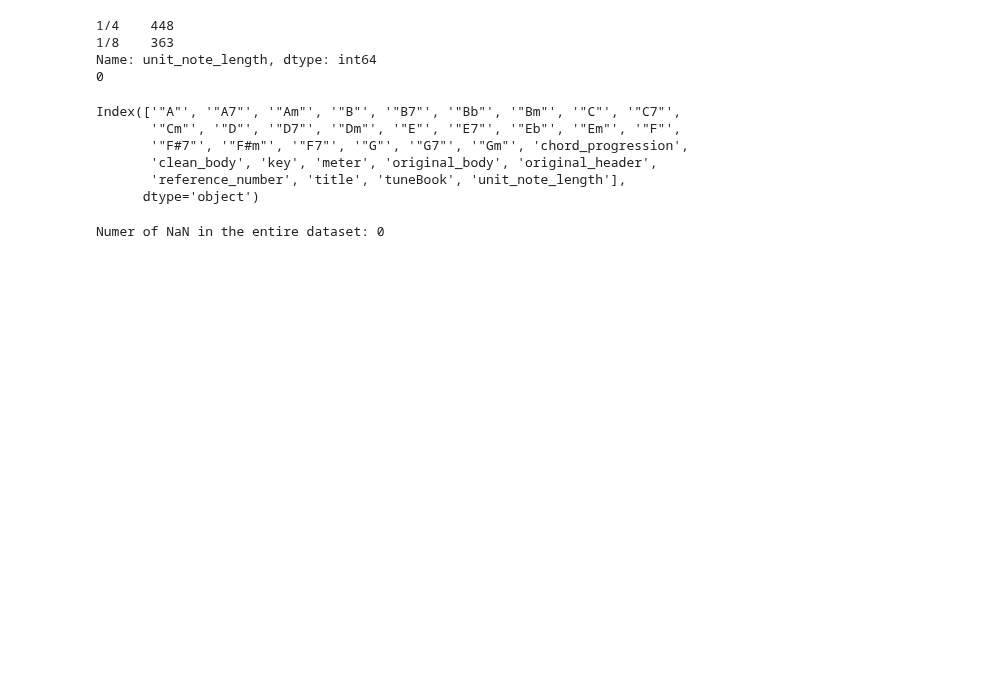
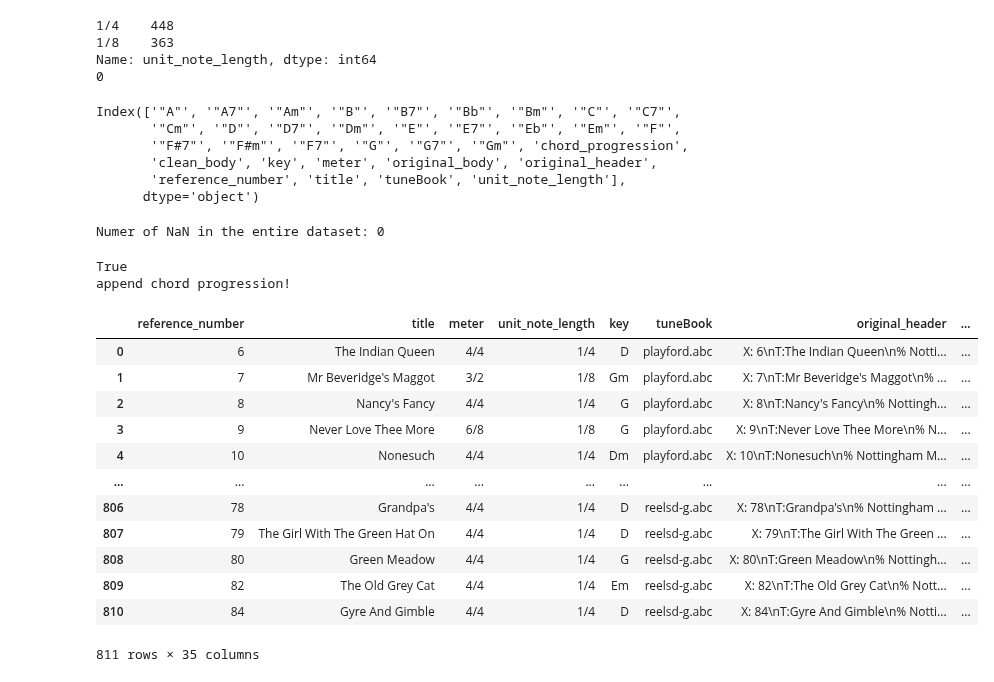
Before and after one commit to DavidNogales/DeepEarTraining, a Jupyter notebook: training_lab/notebooks/EDA_nottingham.ipynb, the cells around one changed output. Drawn from its saved outputs; the diff is of its cells as text; code cells hidden in the pictures; blank space fills up the shorter version.

Commit message:
generate clean header function

```diff
--- a/training_lab/notebooks/EDA_nottingham.ipynb
+++ b/training_lab/notebooks/EDA_nottingham.ipynb
@@ -591,3 +591,56 @@ Index(['"A"', '"A7"', '"Am"', '"B"', '"B7"', '"Bb"', '"Bm"', '"C"', '"C7"',
 print("Number of NaN in the entire dataset:",clean_songs_df.isna().sum().sum())
 # %% [output]
 Numer of NaN in the entire dataset: 0
+# %%
+def generate_clean_header(songs_df,for_training=True):
+    descriptive_name_to_code = {
+                        'reference_number':'X',
+                        'title':'T',
+                        'source':'S',
+                        'meter':'M',
+                        'unit_note_length':'L',
+                        'rhythm':'R',
+                        'parts':'P',
+                        'key':'K',
+                        'file_name':'F',
+                        'notes':'N',
+                        }
+    header_cols = []
+    if for_training:
+        print(for_training)
+        header_cols = ["meter","unit_note_length","key"]
+    else:
+        print(for_training)
+        header_cols = ["reference_number","title","meter","unit_note_length","key"]
+
+    compose_header_codes_and_values = lambda row: [f'{descriptive_name_to_code[col_name]}:{row[col_name]}' for col_name in header_cols]
+    songs_df["clean_header"] = songs_df[header_cols].apply(lambda row: '\n'.join(compose_header_codes_and_values(row)), axis=1)
+    if for_training:
+        print("append chord progression!")
+        append_chord_prog = lambda row: f'{row["clean_header"]}\n{row["chord_progression"]}\n'
+        songs_df["clean_header"] = songs_df[["clean_header","chord_progression"]].apply(append_chord_prog, axis=1)
+    return songs_df
+
+
+
+def generate_clean_songs(songs_df):
+
+    return generate_clean_header(songs_df)
+
+generate_clean_songs(clean_songs_df)
+# %% [output]
+True
+append chord progression!
+|  | reference_number | title | meter | unit_note_length | key | tuneBook | original_header | ... |
+| 0 | 6 | The Indian Queen | 4/4 | 1/4 | D | playford.abc | X: 6\nT:The Indian Queen\n% Notti... | ... |
+| 1 | 7 | Mr Beveridge's Maggot | 3/2 | 1/8 | Gm | playford.abc | X: 7\nT:Mr Beveridge's Maggot\n% ... | ... |
+| 2 | 8 | Nancy's Fancy | 4/4 | 1/4 | G | playford.abc | X: 8\nT:Nancy's Fancy\n% Nottingh... | ... |
+| 3 | 9 | Never Love Thee More | 6/8 | 1/8 | G | playford.abc | X: 9\nT:Never Love Thee More\n% N... | ... |
+| 4 | 10 | Nonesuch | 4/4 | 1/4 | Dm | playford.abc | X: 10\nT:Nonesuch\n% Nottingham M... | ... |
+| ... | ... | ... | ... | ... | ... | ... | ... | ... |
+| 806 | 78 | Grandpa's | 4/4 | 1/4 | D | reelsd-g.abc | X: 78\nT:Grandpa's\n% Nottingham ... | ... |
+| 807 | 79 | The Girl With The Green Hat On | 4/4 | 1/4 | D | reelsd-g.abc | X: 79\nT:The Girl With The Green ... | ... |
+| 808 | 80 | Green Meadow | 4/4 | 1/4 | G | reelsd-g.abc | X: 80\nT:Green Meadow\n% Nottingh... | ... |
+| 809 | 82 | The Old Grey Cat | 4/4 | 1/4 | Em | reelsd-g.abc | X: 82\nT:The Old Grey Cat\n% Nott... | ... |
+| 810 | 84 | Gyre And Gimble | 4/4 | 1/4 | D | reelsd-g.abc | X: 84\nT:Gyre And Gimble\n% Notti... | ... |
+811 rows × 35 columns
```
